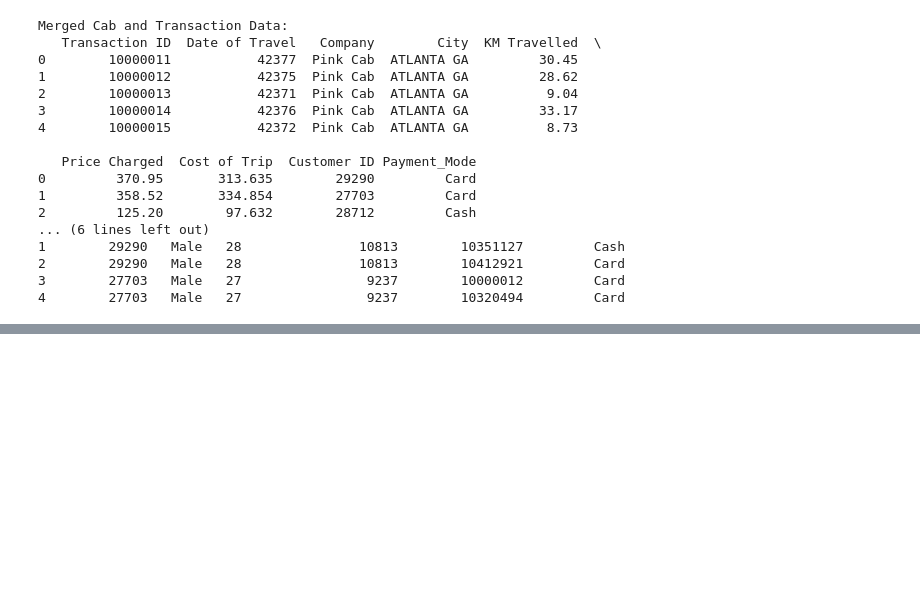
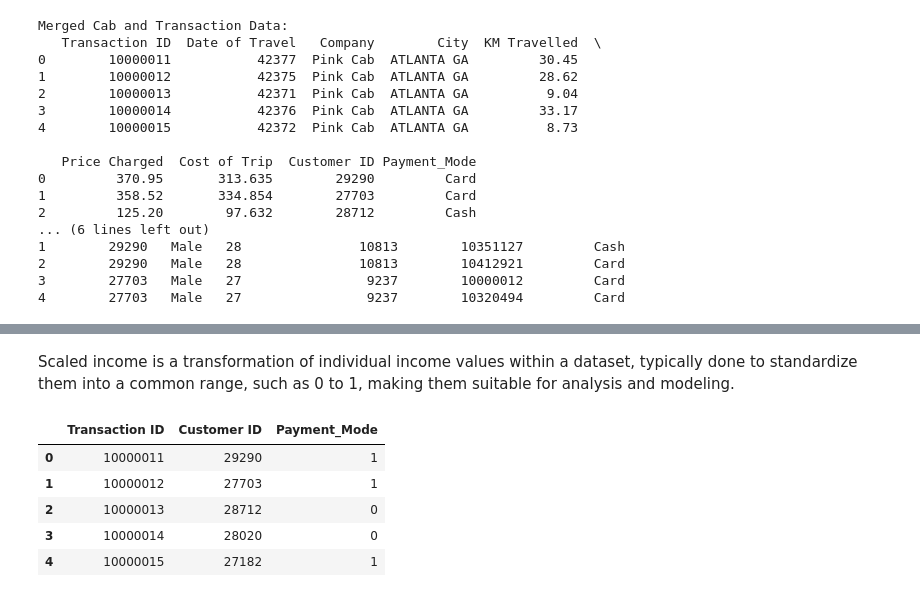
Before and after one commit to dylanxlam/cab_industry_investment_research, a Jupyter notebook: exploratory_data_analysis.ipynb, the cells around one changed output, grey strips where cells are left out. Saved outputs shown, nothing was run; the diff lists cells and outputs as text; code cells hidden in the pictures; blank space fills up the shorter version.

```diff
--- a/exploratory_data_analysis.ipynb
+++ b/exploratory_data_analysis.ipynb
@@ -209,0 +277,16 @@ NameError: name 'pd' is not defined
+# %% [markdown]
+
+Scaled income is a transformation of individual income values within a dataset, typically done to standardize them into a common range, such as 0 to 1, making them suitable for analysis and modeling.
+# %%
+# Convert the "Payment_Mode" variable to numerical values (0 for Cash and 1 for Card)
+transaction_data['Payment_Mode'] = transaction_data['Payment_Mode'].map({'Cash': 0, 'Card': 1})
+
+# Display the updated dataset
+transaction_data.head()
+# %% [output]
+|  | Transaction ID | Customer ID | Payment_Mode |
+| 0 | 10000011 | 29290 | 1 |
+| 1 | 10000012 | 27703 | 1 |
+| 2 | 10000013 | 28712 | 0 |
+| 3 | 10000014 | 28020 | 0 |
+| 4 | 10000015 | 27182 | 1 |
```
Also changed, not shown: parts of 8 cells of this notebook, 1 other file.
